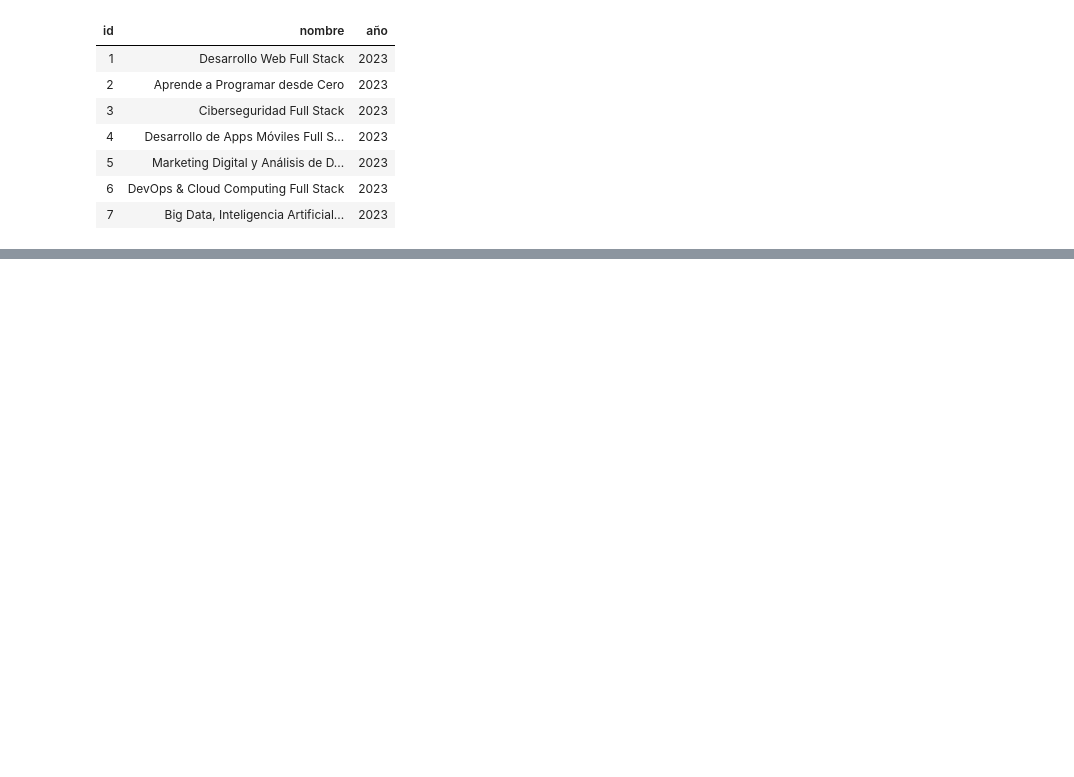
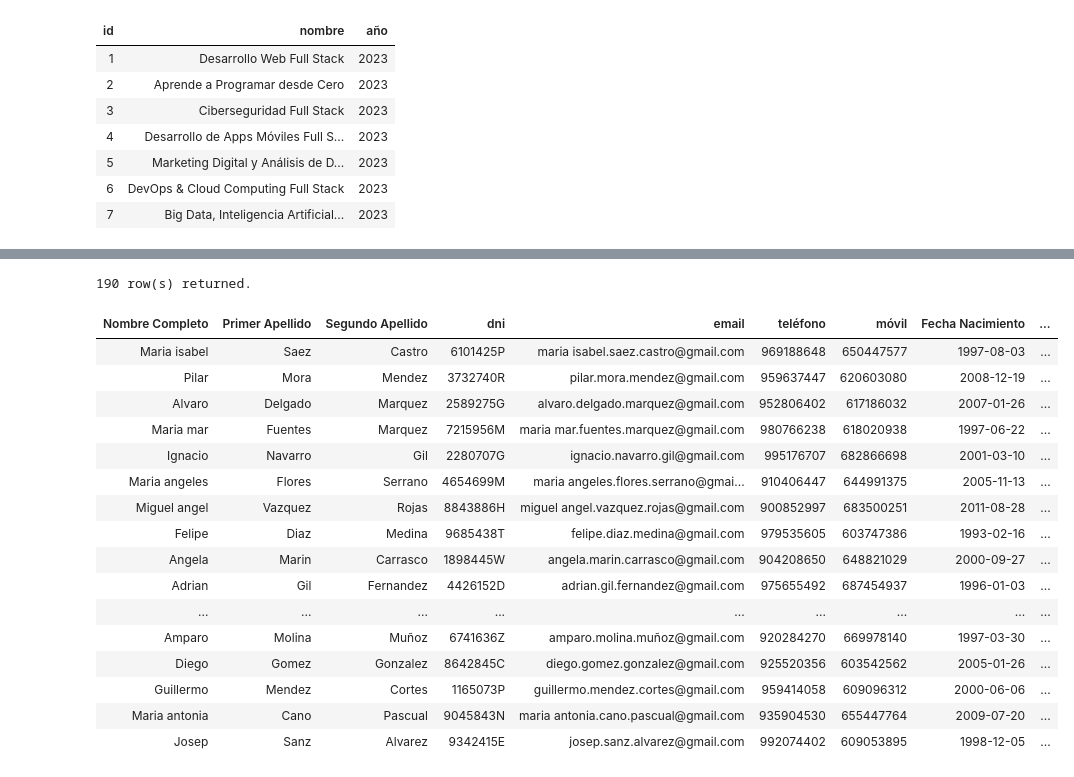
Before and after one commit to alexjust-data/FullStack06_SQL, a Jupyter notebook: 00_SEMINARIO.ipynb, the cells around one changed output, grey strips where cells are left out. Saved outputs shown, nothing was run; the diff lists cells and outputs as text; code cells hidden in the pictures; blank space fills up the shorter version.

```diff
--- a/00_SEMINARIO.ipynb
+++ b/00_SEMINARIO.ipynb
@@ -869,0 +1027,21 @@ select * from keepcoding.curso;
+# %%
+select * from keepcoding.datos_academia;
+# %% [output]
+190 row(s) returned.
+| Nombre Completo | Primer Apellido | Segundo Apellido | dni | email | teléfono | móvil | Fecha Nacimiento | ... |
+| Maria isabel | Saez | Castro | 6101425P | maria isabel.saez.castro@gmail.com | 969188648 | 650447577 | 1997-08-03 | ... |
+| Pilar | Mora | Mendez | 3732740R | pilar.mora.mendez@gmail.com | 959637447 | 620603080 | 2008-12-19 | ... |
+| Alvaro | Delgado | Marquez | 2589275G | alvaro.delgado.marquez@gmail.com | 952806402 | 617186032 | 2007-01-26 | ... |
+| Maria mar | Fuentes | Marquez | 7215956M | maria mar.fuentes.marquez@gmail.com | 980766238 | 618020938 | 1997-06-22 | ... |
+| Ignacio | Navarro | Gil | 2280707G | ignacio.navarro.gil@gmail.com | 995176707 | 682866698 | 2001-03-10 | ... |
+| Maria angeles | Flores | Serrano | 4654699M | maria angeles.flores.serrano@gmai... | 910406447 | 644991375 | 2005-11-13 | ... |
+| Miguel angel | Vazquez | Rojas | 8843886H | miguel angel.vazquez.rojas@gmail.com | 900852997 | 683500251 | 2011-08-28 | ... |
+| Felipe | Diaz | Medina | 9685438T | felipe.diaz.medina@gmail.com | 979535605 | 603747386 | 1993-02-16 | ... |
+| Angela | Marin | Carrasco | 1898445W | angela.marin.carrasco@gmail.com | 904208650 | 648821029 | 2000-09-27 | ... |
+| Adrian | Gil | Fernandez | 4426152D | adrian.gil.fernandez@gmail.com | 975655492 | 687454937 | 1996-01-03 | ... |
+| ... | ... | ... | ... | ... | ... | ... | ... | ... |
+| Amparo | Molina | Muñoz | 6741636Z | amparo.molina.muñoz@gmail.com | 920284270 | 669978140 | 1997-03-30 | ... |
+| Diego | Gomez | Gonzalez | 8642845C | diego.gomez.gonzalez@gmail.com | 925520356 | 603542562 | 2005-01-26 | ... |
+| Guillermo | Mendez | Cortes | 1165073P | guillermo.mendez.cortes@gmail.com | 959414058 | 609096312 | 2000-06-06 | ... |
+| Maria antonia | Cano | Pascual | 9045843N | maria antonia.cano.pascual@gmail.com | 935904530 | 655447764 | 2009-07-20 | ... |
+| Josep | Sanz | Alvarez | 9342415E | josep.sanz.alvarez@gmail.com | 992074402 | 609053895 | 1998-12-05 | ... |
```
Also changed, not shown: parts of 24 cells of this notebook, 7 other files.
